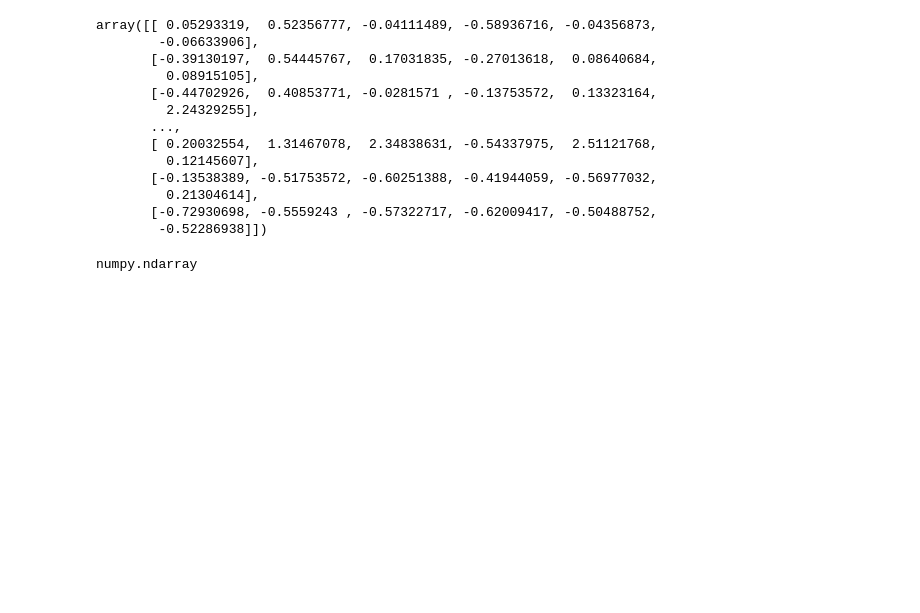
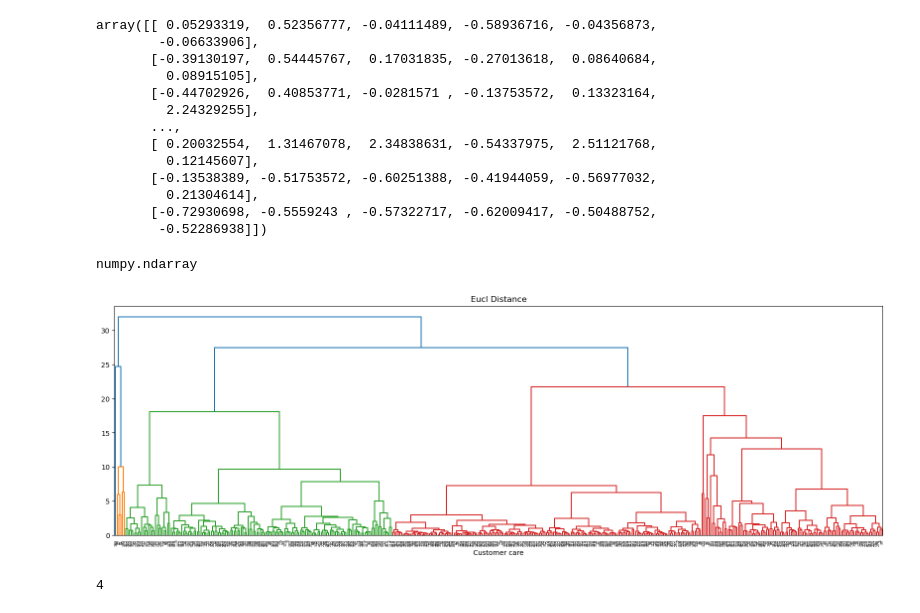
Before and after one commit to abhishikth06/app-dev, a Jupyter notebook: day 24.ipynb, the cells around one changed output. Saved outputs shown, nothing was run; the diff lists cells and outputs as text; code cells hidden in the pictures; blank space fills up the shorter version.

```diff
--- a/day 24.ipynb
+++ b/day 24.ipynb
@@ -140,0 +143,13 @@ numpy.ndarray
+# %%
+plt.figure(figsize=(20,6))
+dendo = sch.dendrogram(sch.linkage(X,method='ward'))
+plt.title('Dendrogram')
+plt.xlabel('Customer care')
+plt.title('Eucl Distance')
+plt.show()
+# %% [output]
+[figure, added]
+# %%
+len(set(dendo['color_list']))
+# %% [output]
+4
```
Also changed, not shown: parts of 6 cells of this notebook.
